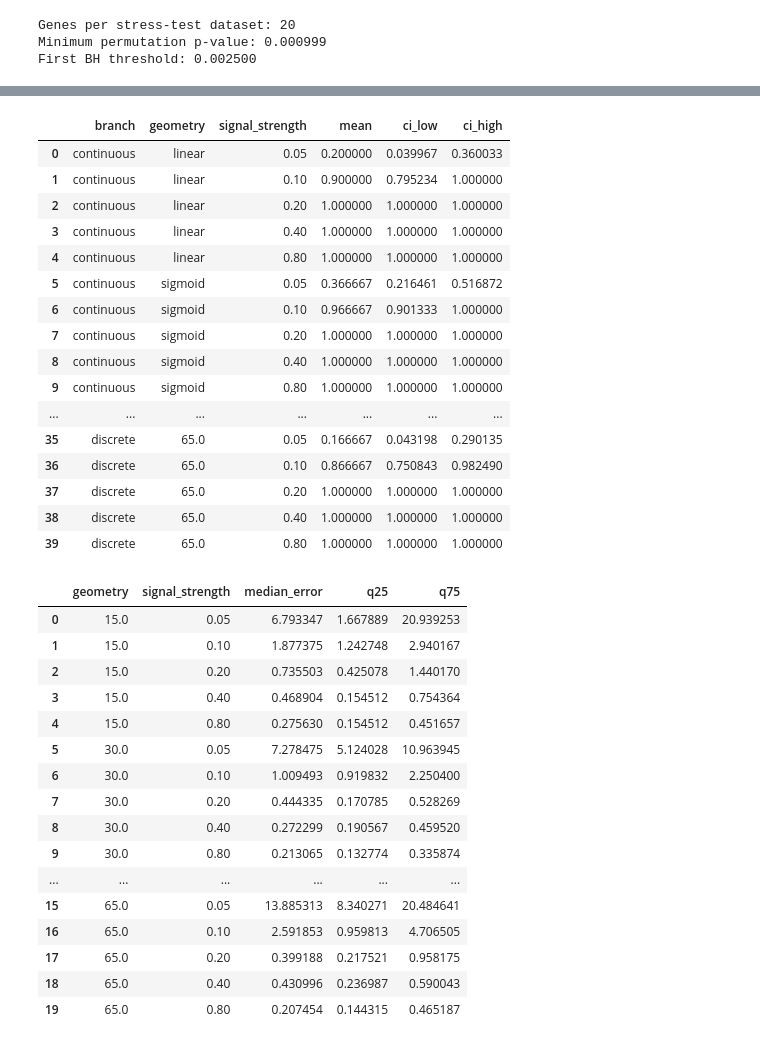
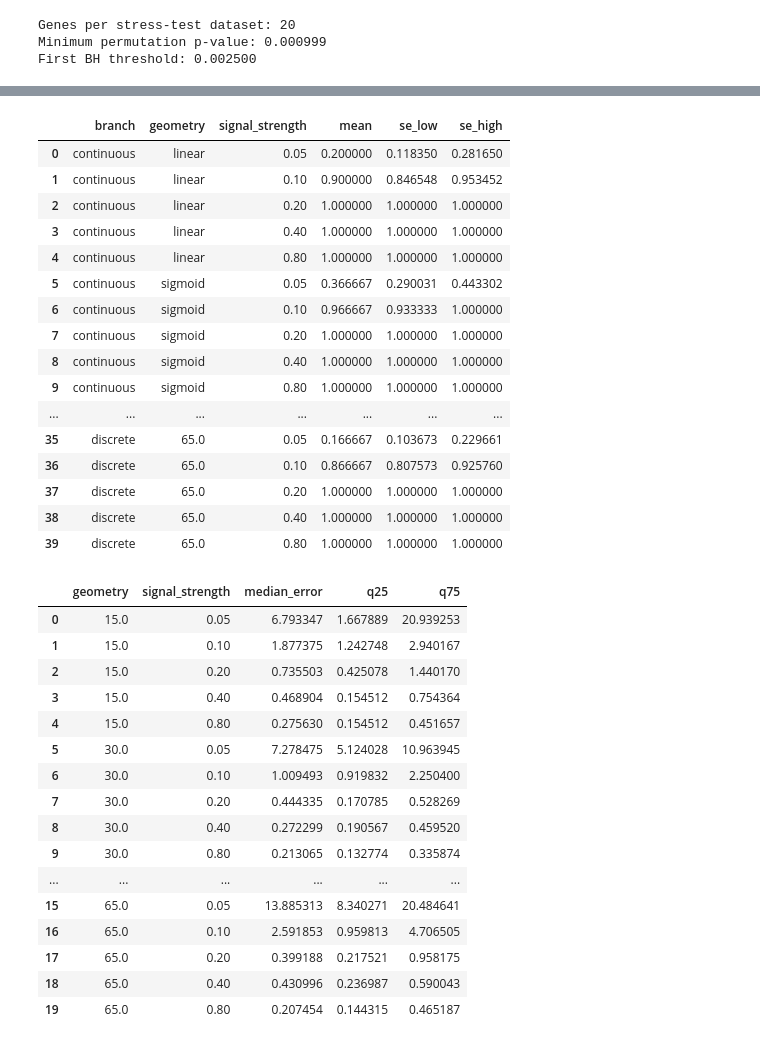
Before and after one commit to danielchen05/IsoVita-paper, a Jupyter notebook: SuppFigure_branch_stress_test.ipynb, the cells around one changed output, grey strips where cells are left out. Cells and saved outputs as stored; diff of their text form; code cells hidden in the pictures.

```diff
--- a/SuppFigure_branch_stress_test.ipynb
+++ b/SuppFigure_branch_stress_test.ipynb
@@ -959,10 +959,10 @@ discrete_error_by_rep = (
 
 
 # ============================================================
-# Mean + 95% CI helper
+# Mean +- Standard Error
 # ============================================================
 
-def mean_ci(
+def mean_se_bounds(
     values,
 ):
     values = np.asarray(
@@ -980,8 +980,8 @@ def mean_ci(
 
         return pd.Series({
             "mean": np.nan,
-            "ci_low": np.nan,
-            "ci_high": np.nan,
+            "se_low": np.nan,
+            "se_high": np.nan,
         })
 
 
@@ -994,8 +994,8 @@ def mean_ci(
 
         return pd.Series({
             "mean": mean,
-            "ci_low": np.nan,
-            "ci_high": np.nan,
+            "se_low": np.nan,
+            "se_high": np.nan,
         })
 
 
@@ -1012,16 +1012,16 @@ def mean_ci(
         "mean":
             mean,
 
-        "ci_low":
+        "se_low":
             max(
                 0.0,
-                mean - 1.96 * se,
+                mean - se,
             ),
 
-        "ci_high":
+        "se_high":
             min(
                 1.0,
-                mean + 1.96 * se,
+                mean + se,
             ),
     })
 
@@ -1042,7 +1042,7 @@ power_summary = (
         "power"
     ]
     .apply(
-        mean_ci
+        mean_se_bounds
     )
     .unstack()
     .reset_index()
@@ -1087,47 +1087,47 @@ discrete_error_summary = (
         ),
     )
 )
 
 
 # ============================================================
 # Save summary tables
 # ============================================================
 
 power_summary.to_csv(
     RESULT_DIR
     / "power_summary.csv",
     index=False,
 )
 
 discrete_error_summary.to_csv(
     RESULT_DIR
     / "discrete_error_summary.csv",
     index=False,
 )
 
 
 display(
     power_summary
 )
 
 display(
     discrete_error_summary
 )
 # %% [output]
-|  | branch | geometry | signal_strength | mean | ci_low | ci_high |
-| 0 | continuous | linear | 0.05 | 0.200000 | 0.039967 | 0.360033 |
-| 1 | continuous | linear | 0.10 | 0.900000 | 0.795234 | 1.000000 |
+|  | branch | geometry | signal_strength | mean | se_low | se_high |
+| 0 | continuous | linear | 0.05 | 0.200000 | 0.118350 | 0.281650 |
+| 1 | continuous | linear | 0.10 | 0.900000 | 0.846548 | 0.953452 |
 | 2 | continuous | linear | 0.20 | 1.000000 | 1.000000 | 1.000000 |
 | 3 | continuous | linear | 0.40 | 1.000000 | 1.000000 | 1.000000 |
 | 4 | continuous | linear | 0.80 | 1.000000 | 1.000000 | 1.000000 |
-| 5 | continuous | sigmoid | 0.05 | 0.366667 | 0.216461 | 0.516872 |
-| 6 | continuous | sigmoid | 0.10 | 0.966667 | 0.901333 | 1.000000 |
+| 5 | continuous | sigmoid | 0.05 | 0.366667 | 0.290031 | 0.443302 |
+| 6 | continuous | sigmoid | 0.10 | 0.966667 | 0.933333 | 1.000000 |
 | 7 | continuous | sigmoid | 0.20 | 1.000000 | 1.000000 | 1.000000 |
 | 8 | continuous | sigmoid | 0.40 | 1.000000 | 1.000000 | 1.000000 |
 | 9 | continuous | sigmoid | 0.80 | 1.000000 | 1.000000 | 1.000000 |
 | ... | ... | ... | ... | ... | ... | ... |
-| 35 | discrete | 65.0 | 0.05 | 0.166667 | 0.043198 | 0.290135 |
-| 36 | discrete | 65.0 | 0.10 | 0.866667 | 0.750843 | 0.982490 |
+| 35 | discrete | 65.0 | 0.05 | 0.166667 | 0.103673 | 0.229661 |
+| 36 | discrete | 65.0 | 0.10 | 0.866667 | 0.807573 | 0.925760 |
 | 37 | discrete | 65.0 | 0.20 | 1.000000 | 1.000000 | 1.000000 |
 | 38 | discrete | 65.0 | 0.40 | 1.000000 | 1.000000 | 1.000000 |
 | 39 | discrete | 65.0 | 0.80 | 1.000000 | 1.000000 | 1.000000 |
```
Also changed, not shown: parts of 1 cell of this notebook, 8 other files.
